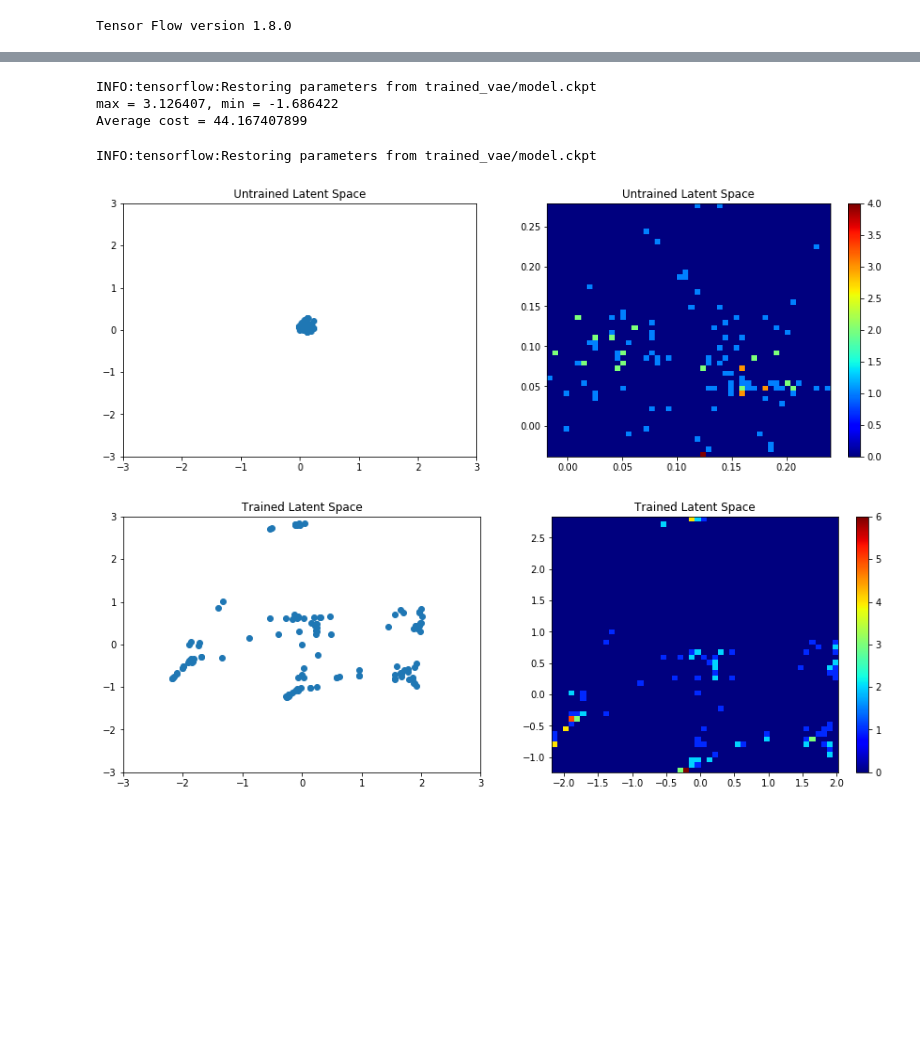
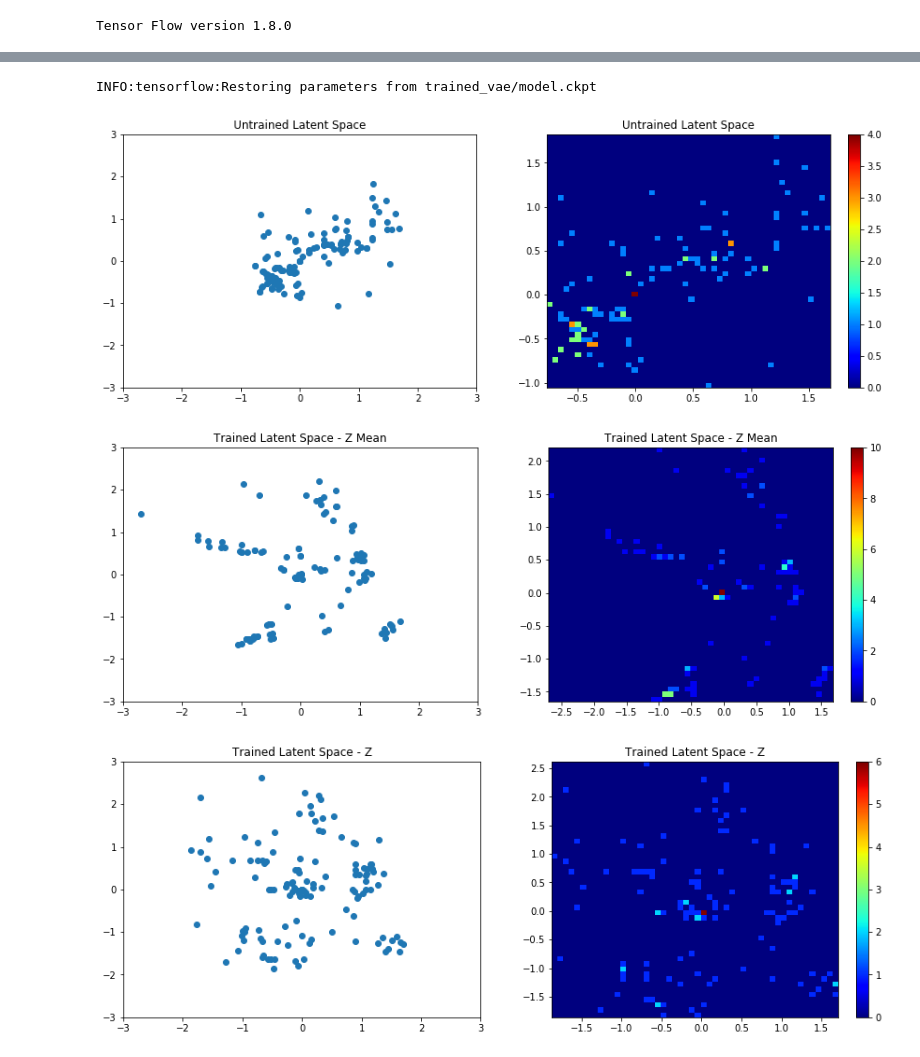
Before and after one commit to bernhardrieder/PCGML-Game-Mechanics, a Jupyter notebook: TensorFlow Playground/VAE_test.ipynb, the cells around one changed output, grey strips where cells are left out. Saved outputs shown, nothing was run; the diff lists cells and outputs as text; code cells hidden in the pictures; blank space fills up the shorter version.

```diff
--- a/TensorFlow Playground/VAE_test.ipynb
+++ b/TensorFlow Playground/VAE_test.ipynb
@@ -36,16 +36,15 @@ def get_weapon_data():
 # %%
 network_architecture = \
     dict(n_input=0, #set it in with scope
-         n_hidden_1=8,
-         n_hidden_2=0,
+         n_hidden_1=26,
+         n_hidden_2=12,
          n_z=2)
 
 learning_rate = 0.01
-optimizer =  tf.train.AdamOptimizer(learning_rate)
-#optimizer = tf.train.RMSPropOptimizer(learning_rate)
-transfer_fct = tf.nn.tanh
-num_epochs = 20
-batch_size = 5
+optimizer =  tf.train.RMSPropOptimizer(learning_rate)
+transfer_fct = tf.nn.elu
+num_epochs = 70
+batch_size = 4
 epoch_debug_step = 1
 
 with tf.Session() as sess:
@@ -78,7 +77,7 @@ with tf.Session(graph=tf.Graph()) as sess:
     network = vae.restore(network, "trained_vae/model.ckpt")
 
     train_data, test_data = get_weapon_data()
-    samples = test_data.next_batch(1)
+    samples = test_data.next_batch(batch_size)
     x_reconstructed = network.encode_and_decode(samples)
 
     print(samples)
@@ -145,69 +166,43 @@ Average normalized distance = 21.409152753
-# %%
-tf.reset_default_graph()
-
-with tf.Session(graph=tf.Graph()) as sess:
-    network = vae.get_untrained(sess, network_architecture, optimizer, transfer_fct, batch_size)
-    network = vae.restore(network, "trained_vae/model.ckpt")
-
-    _, test_data = get_weapon_data()
-    num_samples = test_data.num_examples
-    max_value = np.amax(test_data.standardized_max_values) *1.
-    min_value = np.amin(test_data.standardized_min_values) *1.
-    print("max = %f, min = %f" %(max_value, min_value))
-
-
-    max_value_arr = test_data.standardized_max_values
-    min_value_arr = test_data.standardized_min_values
-
-    avg_cost = 0.
-    for i in range(num_samples):
-        sample = np.random.uniform(low=min_value, high=max_value, size=(1,network_architecture["n_input"]))
-        sample = np.random.uniform(low=min_value_arr, high=max_value_arr, size=(1,network_architecture["n_input"]))
-        cost = network.calculate_loss(sample)
-        avg_cost += cost / num_samples
-    print("Average cost = " + "{:.9f}".format(avg_cost))
-# %% [output]
-INFO:tensorflow:Restoring parameters from trained_vae/model.ckpt
-max = 3.126407, min = -1.686422
-Average cost = 44.167407899
 # %%
 import matplotlib.pyplot as plt
 %matplotlib inline
 
 def show_z_distribution(vae_model, title, z_mean=True):
-    all_z = np.zeros((1,network_architecture['n_z']))
+    all_z = np.zeros((batch_size,network_architecture['n_z']))
 
     train_data, test_data = get_weapon_data()
     total_batch = int(train_data.num_examples / batch_size)
 
     # Loop over all batches
     for i in range(total_batch):
         batch = train_data.next_batch(batch_size)
         z_dist = vae_model.calculate_z(batch)
         if z_mean:
             z_dist = vae_model.calculate_z_mean(batch)
         all_z = np.vstack((all_z, z_dist))
 
     plt.figure(figsize=(15,5))
     plt.subplot(1,2,1)
     plt.scatter(all_z[:,0], all_z[:,1])
     plt.xlim(-3,3)
     plt.ylim(-3,3)
     plt.title(title)
     plt.subplot(1,2,2)
     plt.hist2d(all_z[:,0], all_z[:,1], (50, 50), cmap=plt.cm.jet)
     plt.colorbar()
     plt.title(title)
 
 with tf.Session(graph=tf.Graph()) as sess:
     network = vae.get_untrained(sess, network_architecture, optimizer, transfer_fct, batch_size)
     show_z_distribution(network, "Untrained Latent Space", z_mean=True)
     network = vae.restore(network, "trained_vae/model.ckpt")
-    show_z_distribution(network, "Trained Latent Space", z_mean=True)
+    show_z_distribution(network, "Trained Latent Space - Z Mean", z_mean=True)
+    show_z_distribution(network, "Trained Latent Space - Z", z_mean=False)
 # %% [output]
 INFO:tensorflow:Restoring parameters from trained_vae/model.ckpt
-[figure, old version]
+[figure, new version]
-[figure, old version]
+[figure, new version]
+[figure, added]
 # %%
 # Testing
 with tf.Session(graph=tf.Graph()) as sess:
```
Also changed, not shown: parts of 4 cells of this notebook, 2 other files.
